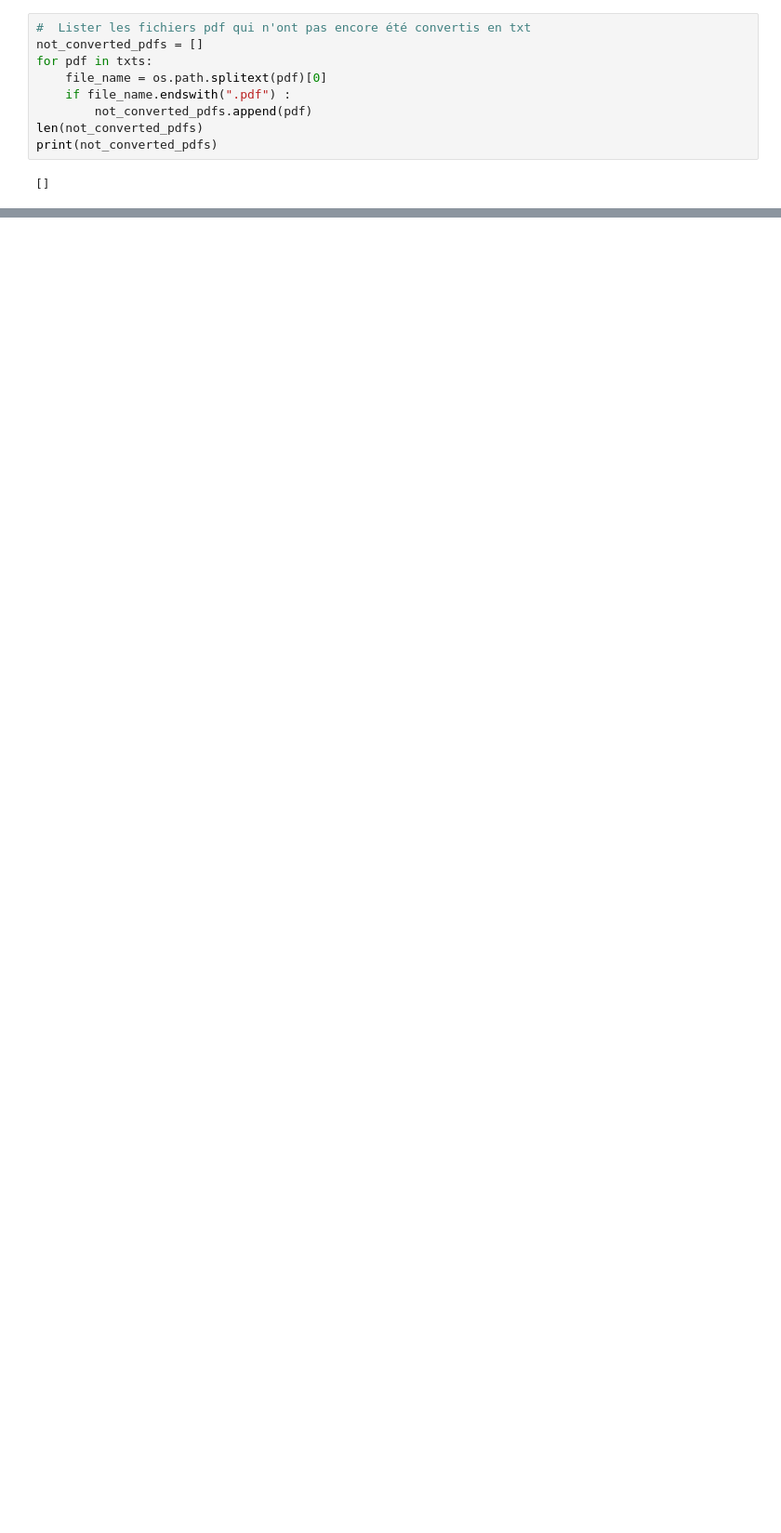
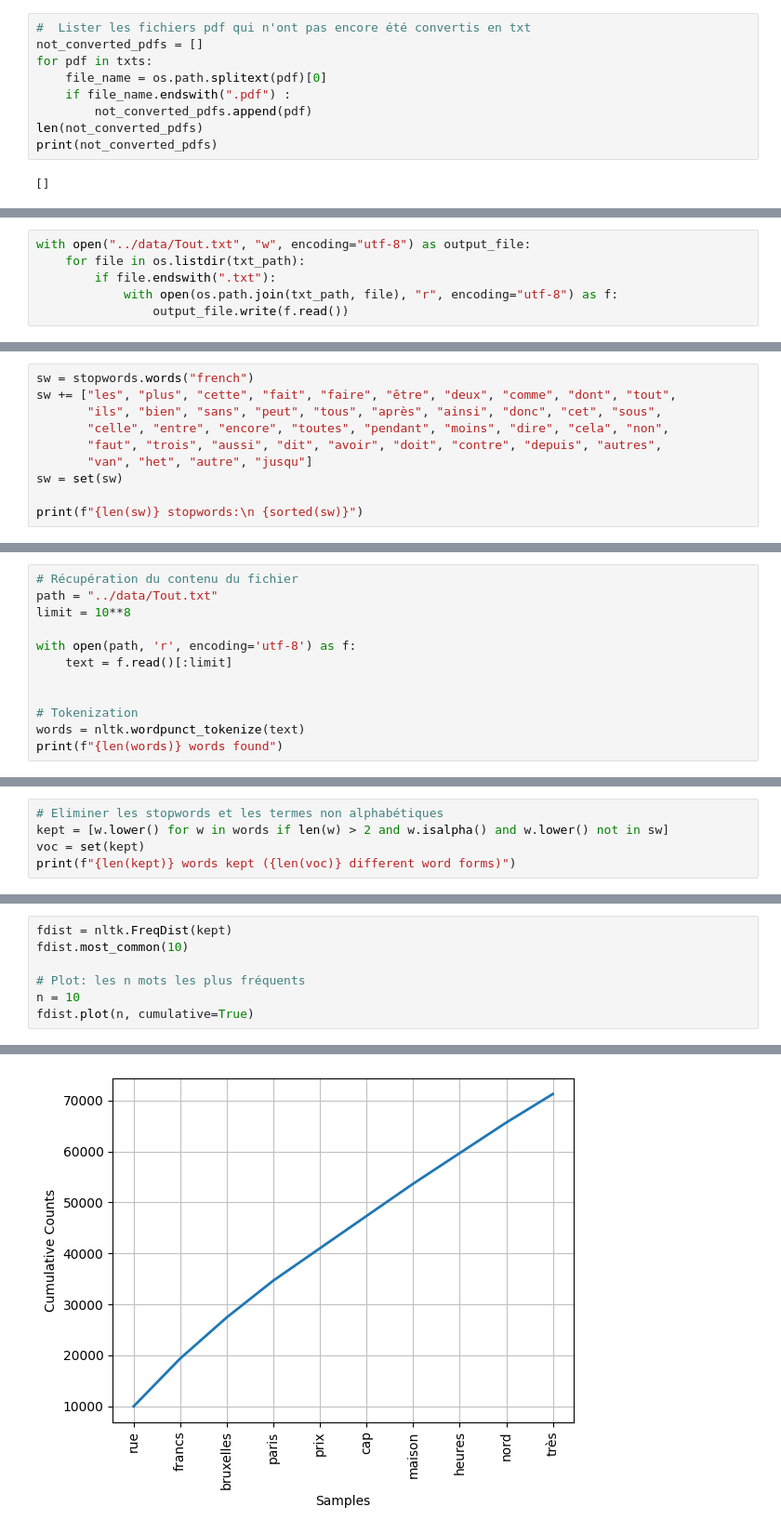
Before and after one commit to HarouneRachid/tac, a Jupyter notebook: tps/tp4/tp4.ipynb, the cells around one changed output, grey strips where cells are left out. Shown: that part at 93% size. Drawn from its saved outputs; the diff is of its cells as text; blank space fills up the shorter version.

```diff
--- a/tps/tp4/tp4.ipynb
+++ b/tps/tp4/tp4.ipynb
@@ -55,0 +58,6 @@ print(not_converted_pdfs)
+# %%
+with open("../data/Tout.txt", "w", encoding="utf-8") as output_file:
+    for file in os.listdir(txt_path):
+        if file.endswith(".txt"):
+            with open(os.path.join(txt_path, file), "r", encoding="utf-8") as f:
+                output_file.write(f.read())
@@ -55,0 +72,10 @@ print(not_converted_pdfs)
+# %%
+sw = stopwords.words("french")
+sw += ["les", "plus", "cette", "fait", "faire", "être", "deux", "comme", "dont", "tout",
+       "ils", "bien", "sans", "peut", "tous", "après", "ainsi", "donc", "cet", "sous",
+       "celle", "entre", "encore", "toutes", "pendant", "moins", "dire", "cela", "non",
+       "faut", "trois", "aussi", "dit", "avoir", "doit", "contre", "depuis", "autres",
+       "van", "het", "autre", "jusqu"]
+sw = set(sw)
+
+print(f"{len(sw)} stopwords:\n {sorted(sw)}")
@@ -55,0 +85,12 @@ print(not_converted_pdfs)
+# %%
+# Récupération du contenu du fichier
+path = "../data/Tout.txt"
+limit = 10**8
+
+with open(path, 'r', encoding='utf-8') as f:
+    text = f.read()[:limit]
+
+
+# Tokenization
+words = nltk.wordpunct_tokenize(text)
+print(f"{len(words)} words found")
@@ -55,0 +101,5 @@ print(not_converted_pdfs)
+# %%
+# Eliminer les stopwords et les termes non alphabétiques
+kept = [w.lower() for w in words if len(w) > 2 and w.isalpha() and w.lower() not in sw]
+voc = set(kept)
+print(f"{len(kept)} words kept ({len(voc)} different word forms)")
@@ -55,0 +110,8 @@ print(not_converted_pdfs)
+# %%
+fdist = nltk.FreqDist(kept)
+fdist.most_common(10)
+
+# Plot: les n mots les plus fréquents
+n = 10
+fdist.plot(n, cumulative=True)
+# %% [output]
@@ -55,0 +119 @@ print(not_converted_pdfs)
+[figure, added]
```
Also changed, not shown: parts of 15 cells of this notebook.
